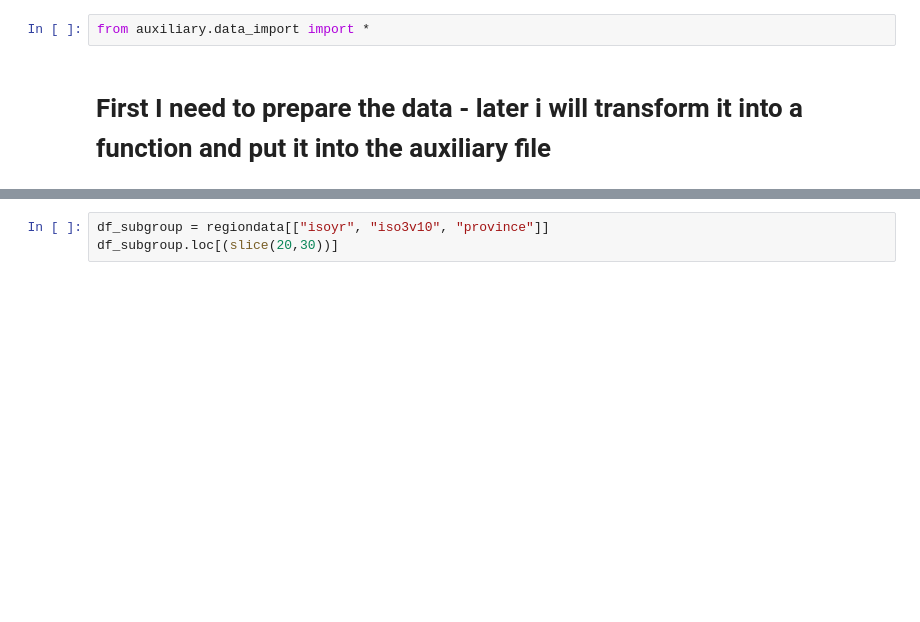
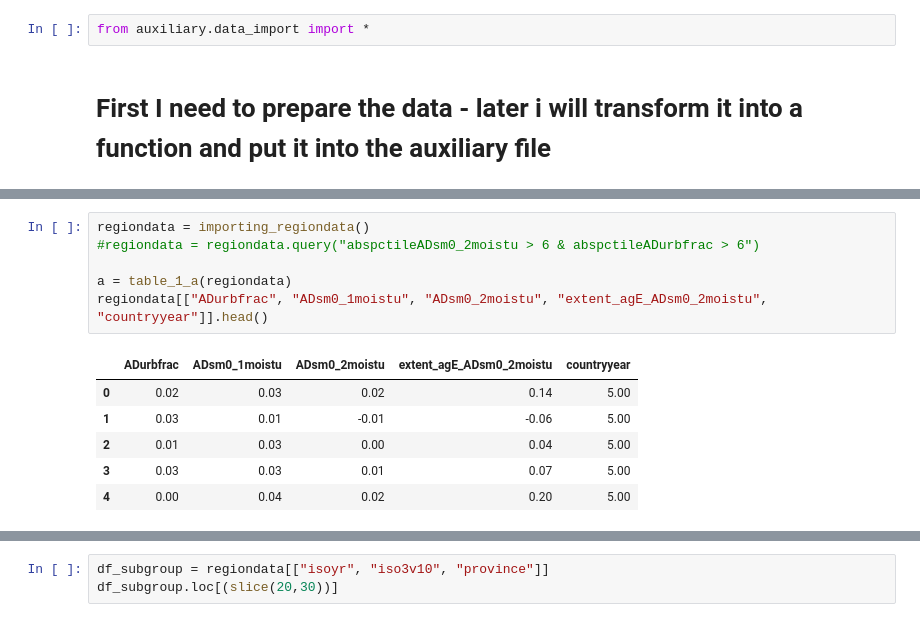
Before and after one commit to pcschreiber1/Henderson_2017_Replication, a Jupyter notebook: Replication notebook.ipynb, the cells around one changed output, grey strips where cells are left out. Cells and saved outputs as stored; diff of their text form; blank space fills up the shorter version.

```diff
--- a/Replication notebook.ipynb
+++ b/Replication notebook.ipynb
@@ -72,0 +45,13 @@ Index(['afruid', 'year', 'petu', 'preu', 'tmpu', 'lon', 'lat', 'areasqkm',
+# %%
+regiondata = importing_regiondata()
+#regiondata = regiondata.query("abspctileADsm0_2moistu > 6 & abspctileADurbfrac > 6")
+
+a = table_1_a(regiondata)
+regiondata[["ADurbfrac", "ADsm0_1moistu", "ADsm0_2moistu", "extent_agE_ADsm0_2moistu", "countryyear"]].head()
+# %% [output]
+|  | ADurbfrac | ADsm0_1moistu | ADsm0_2moistu | extent_agE_ADsm0_2moistu | countryyear |
+| 0 | 0.02 | 0.03 | 0.02 | 0.14 | 5.00 |
+| 1 | 0.03 | 0.01 | -0.01 | -0.06 | 5.00 |
+| 2 | 0.01 | 0.03 | 0.00 | 0.04 | 5.00 |
+| 3 | 0.03 | 0.03 | 0.01 | 0.07 | 5.00 |
+| 4 | 0.00 | 0.04 | 0.02 | 0.20 | 5.00 |
```
Also changed, not shown: parts of 15 cells of this notebook, 1 other file.
